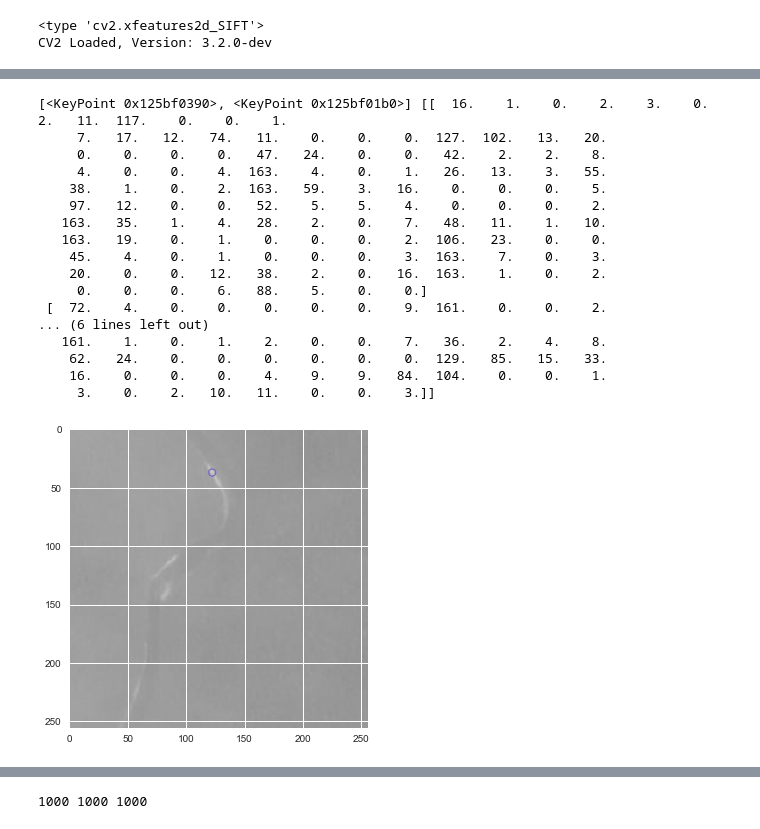
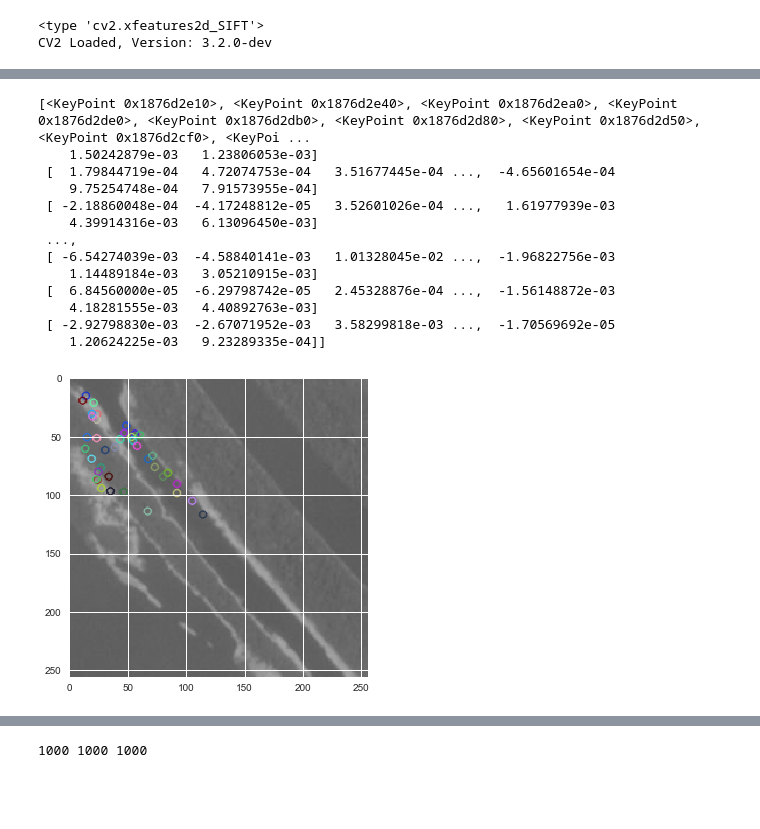
Before and after one commit to ludazhao/human-footprint, a Jupyter notebook: models/sift_surf_subset_desc.ipynb, the cells around one changed output, grey strips where cells are left out. Drawn from its saved outputs; the diff is of its cells as text; code cells hidden in the pictures; blank space fills up the shorter version.

Commit message:
Final SIFT/SURF implementation

```diff
--- a/models/sift_surf_subset_desc.ipynb
+++ b/models/sift_surf_subset_desc.ipynb
@@ -71,21 +85,17 @@ def surf_test(directory, filename):
 # %%
-sift_test('../data/train-jpg/', 'train_5.jpg')
+#surf_test('../data/train-jpg/', 'train_20.jpg')
 # %% [output]
-[<KeyPoint 0x125bf0390>, <KeyPoint 0x125bf01b0>] [[  16.    1.    0.    2.    3.    0.    2.   11.  117.    0.    0.    1.
-     7.   17.   12.   74.   11.    0.    0.    0.  127.  102.   13.   20.
-     0.    0.    0.    0.   47.   24.    0.    0.   42.    2.    2.    8.
-     4.    0.    0.    4.  163.    4.    0.    1.   26.   13.    3.   55.
-    38.    1.    0.    2.  163.   59.    3.   16.    0.    0.    0.    5.
-    97.   12.    0.    0.   52.    5.    5.    4.    0.    0.    0.    2.
-   163.   35.    1.    4.   28.    2.    0.    7.   48.   11.    1.   10.
-   163.   19.    0.    1.    0.    0.    0.    2.  106.   23.    0.    0.
-    45.    4.    0.    1.    0.    0.    0.    3.  163.    7.    0.    3.
-    20.    0.    0.   12.   38.    2.    0.   16.  163.    1.    0.    2.
-     0.    0.    0.    6.   88.    5.    0.    0.]
- [  72.    4.    0.    0.    0.    0.    0.    9.  161.    0.    0.    2.
-... (6 lines left out)
-   161.    1.    0.    1.    2.    0.    0.    7.   36.    2.    4.    8.
-    62.   24.    0.    0.    0.    0.    0.    0.  129.   85.   15.   33.
-    16.    0.    0.    0.    4.    9.    9.   84.  104.    0.    0.    1.
-     3.    0.    2.   10.   11.    0.    0.    3.]]
+[<KeyPoint 0x1876d2e10>, <KeyPoint 0x1876d2e40>, <KeyPoint 0x1876d2ea0>, <KeyPoint 0x1876d2de0>, <KeyPoint 0x1876d2db0>, <KeyPoint 0x1876d2d80>, <KeyPoint 0x1876d2d50>, <KeyPoint 0x1876d2cf0>, <KeyPoi ...
+    1.50242879e-03   1.23806053e-03]
+ [  1.79844719e-04   4.72074753e-04   3.51677445e-04 ...,  -4.65601654e-04
+    9.75254748e-04   7.91573955e-04]
+ [ -2.18860048e-04  -4.17248812e-05   3.52601026e-04 ...,   1.61977939e-03
+    4.39914316e-03   6.13096450e-03]
+ ...,
+ [ -6.54274039e-03  -4.58840141e-03   1.01328045e-02 ...,  -1.96822756e-03
+    1.14489184e-03   3.05210915e-03]
+ [  6.84560000e-05  -6.29798742e-05   2.45328876e-04 ...,  -1.56148872e-03
+    4.18281555e-03   4.40892763e-03]
+ [ -2.92798830e-03  -2.67071952e-03   3.58299818e-03 ...,  -1.70569692e-05
+    1.20624225e-03   9.23289335e-04]]
-[figure, old version]
+[figure, new version]
```
Also changed, not shown: parts of 17 cells of this notebook.
